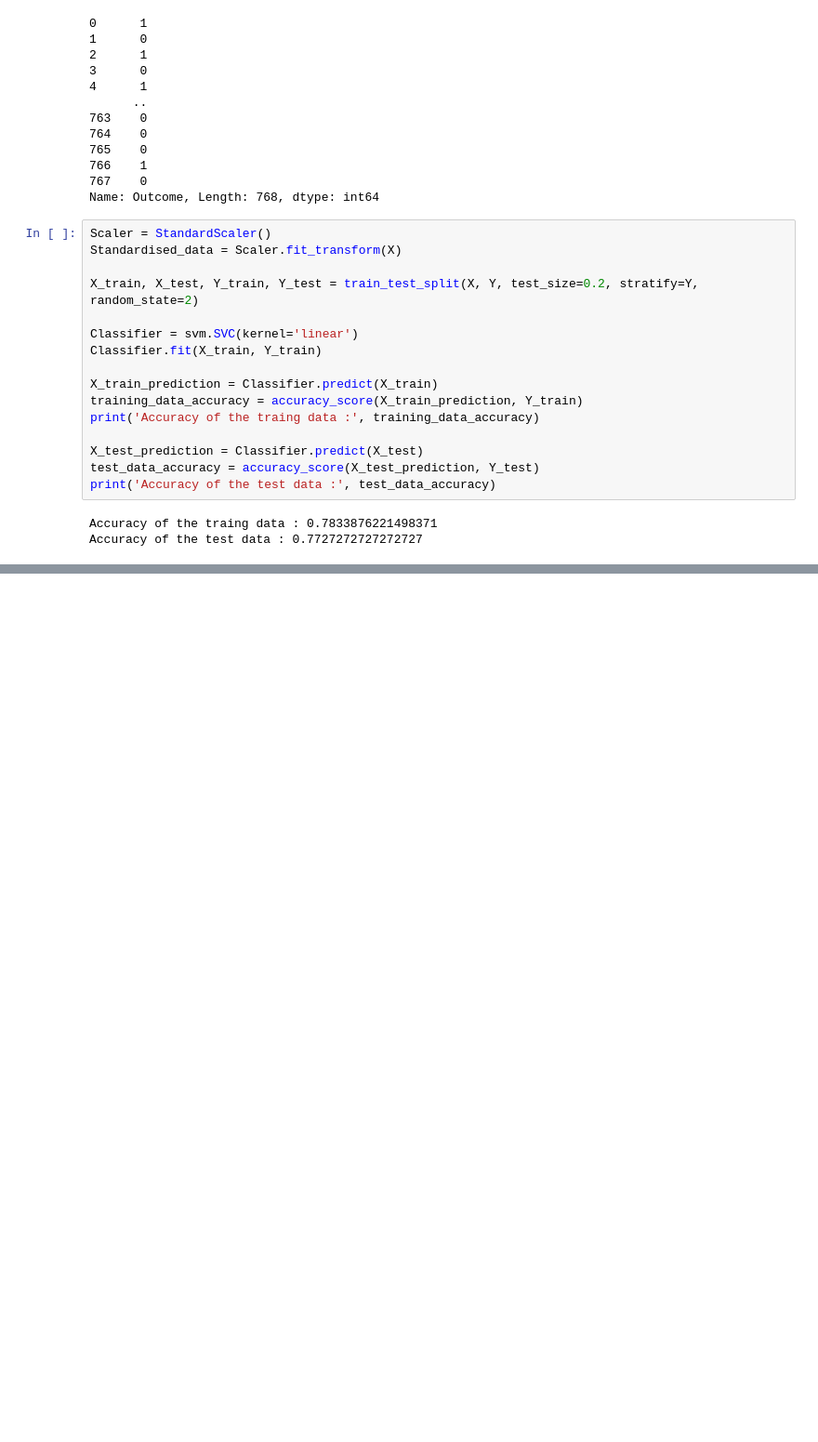
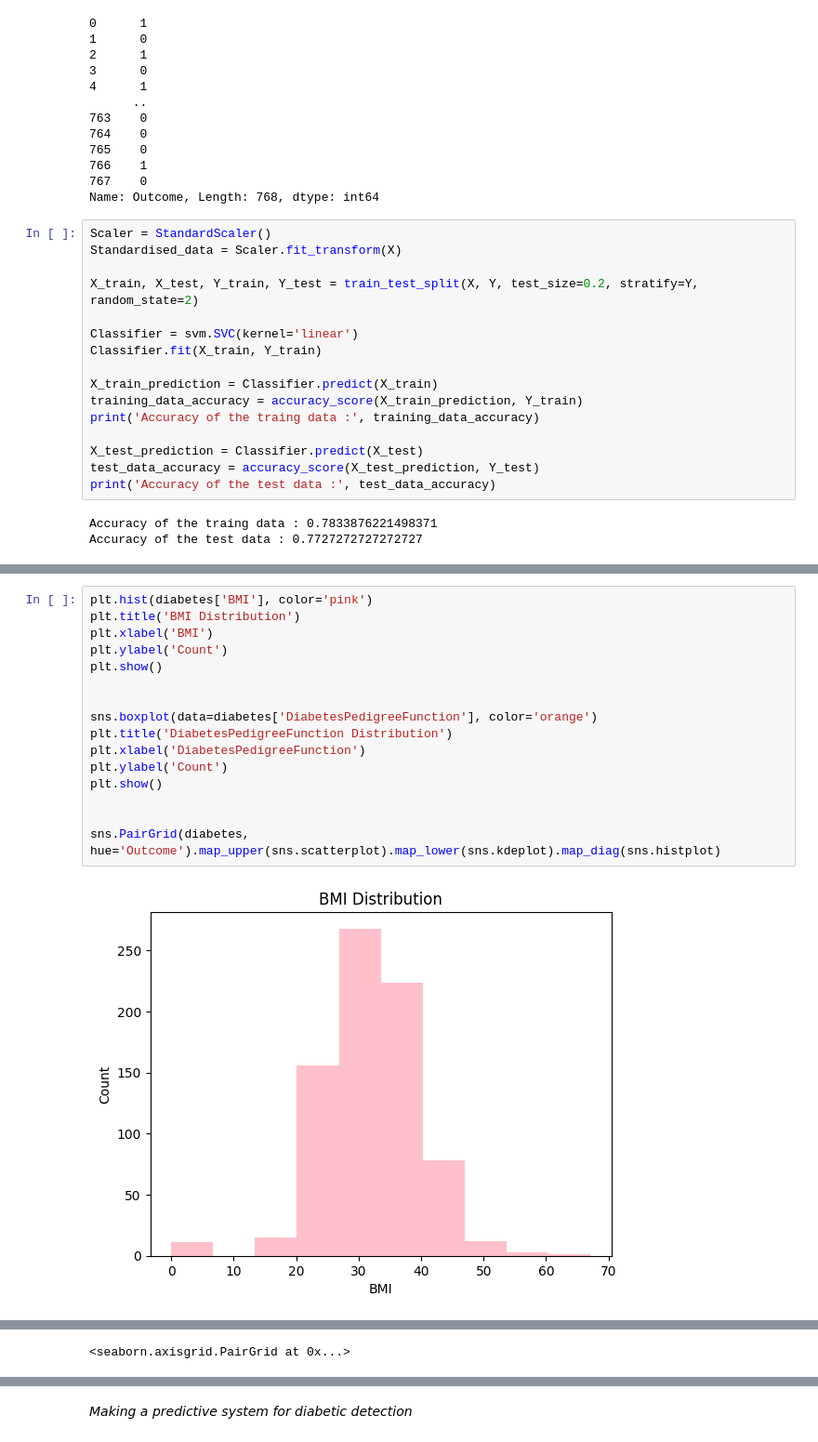
Before and after one commit to Neuro-Algorithm/diabetes-prediction, a Jupyter notebook: Diabetes_Prediction_Using_Machine_Learning_.ipynb, the cells around one changed output, grey strips where cells are left out. Shown at 93% size. Cells and saved outputs as stored; diff of their text form; blank space fills up the shorter version.

```diff
--- a/Diabetes_Prediction_Using_Machine_Learning_.ipynb
+++ b/Diabetes_Prediction_Using_Machine_Learning_.ipynb
@@ -131,0 +157,18 @@ import pickle
+# %%
+plt.hist(diabetes['BMI'], color='pink')
+plt.title('BMI Distribution')
+plt.xlabel('BMI')
+plt.ylabel('Count')
+plt.show()
+
+
+sns.boxplot(data=diabetes['DiabetesPedigreeFunction'], color='orange')
+plt.title('DiabetesPedigreeFunction Distribution')
+plt.xlabel('DiabetesPedigreeFunction')
+plt.ylabel('Count')
+plt.show()
+
+
+sns.PairGrid(diabetes, hue='Outcome').map_upper(sns.scatterplot).map_lower(sns.kdeplot).map_diag(sns.histplot)
+# %% [output]
+[figure, added]
@@ -131,0 +176 @@ import pickle
+<seaborn.axisgrid.PairGrid at 0x...>
@@ -131,0 +178,2 @@ import pickle
+# %% [markdown]
+*Making a predictive system for diabetic detection*
```
Also changed, not shown: parts of 6 cells of this notebook.
